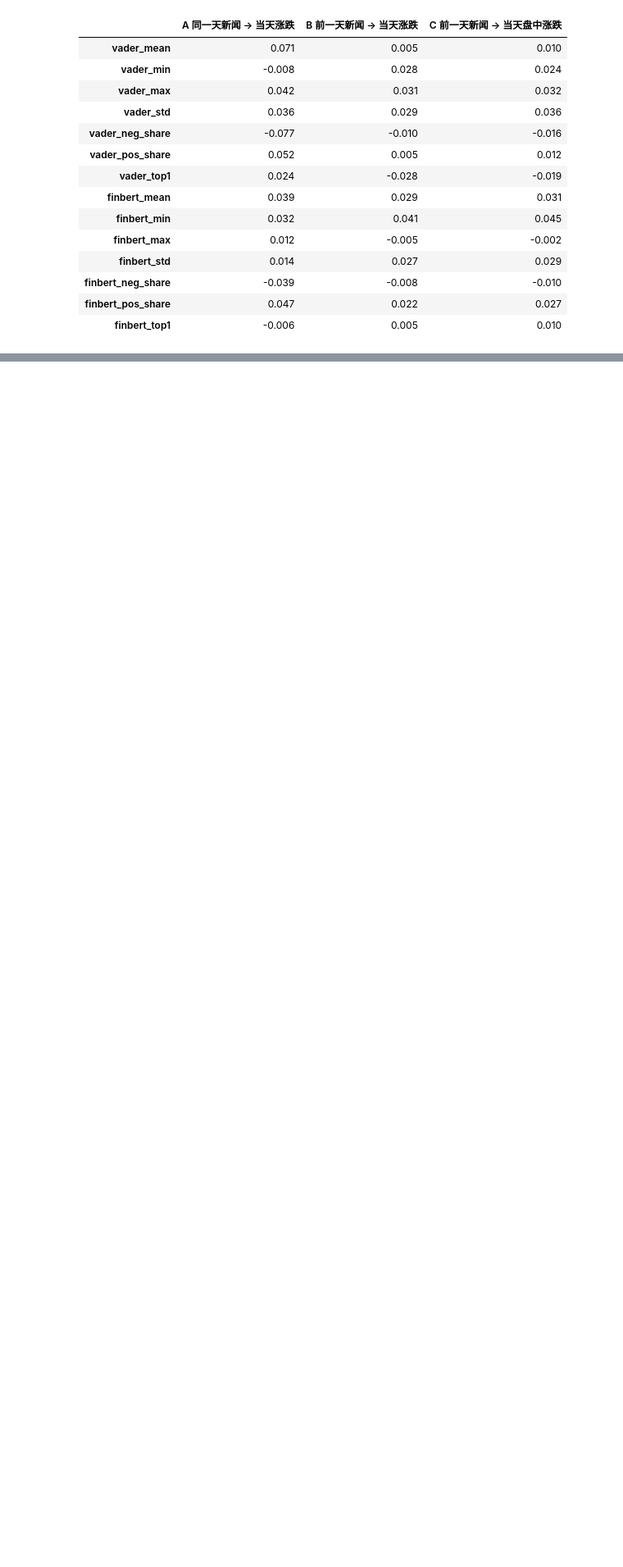
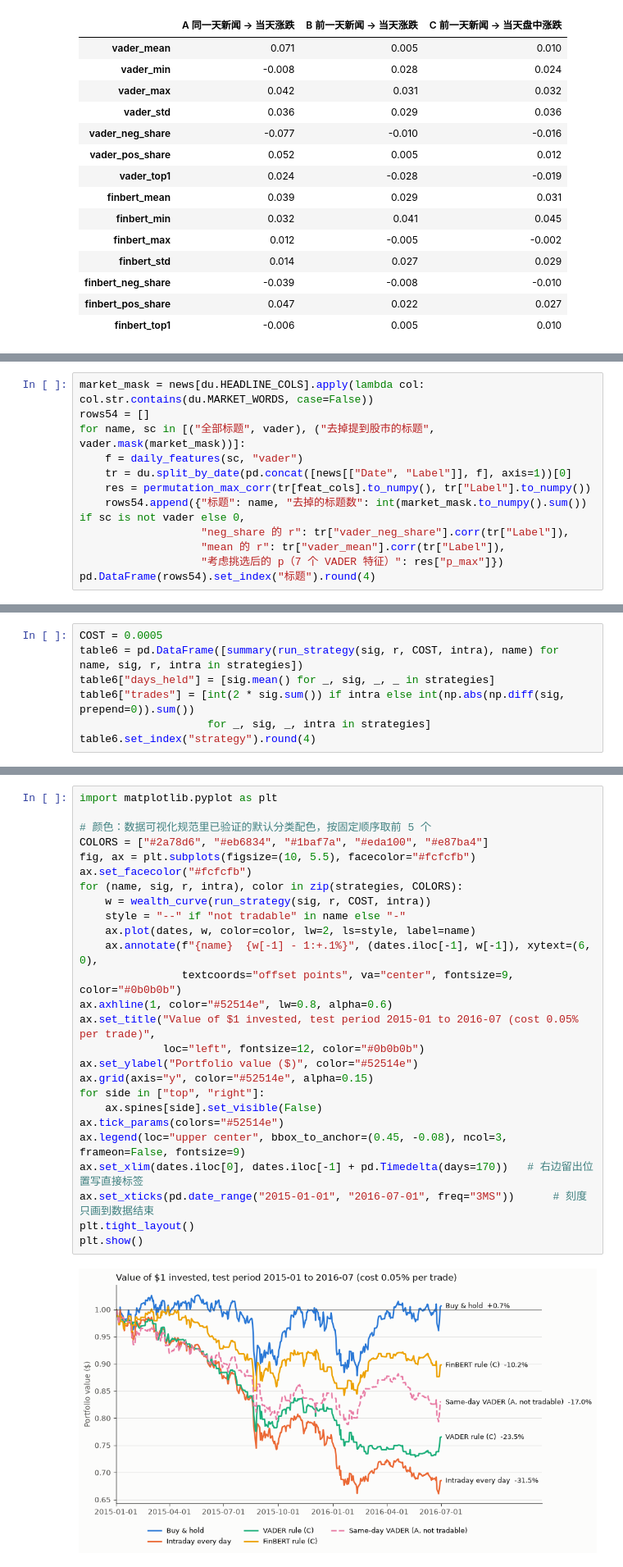
Before and after one commit to matheason/news-vs-dow, a Jupyter notebook: notebooks/main.ipynb, the cells around one changed output, grey strips where cells are left out. Shown at 82% size. Drawn from its saved outputs; the diff is of its cells as text; blank space fills up the shorter version.

```diff
--- a/notebooks/main.ipynb
+++ b/notebooks/main.ipynb
@@ -666,0 +866,12 @@ corr4.round(3)
+# %%
+market_mask = news[du.HEADLINE_COLS].apply(lambda col: col.str.contains(du.MARKET_WORDS, case=False))
+rows54 = []
+for name, sc in [("全部标题", vader), ("去掉提到股市的标题", vader.mask(market_mask))]:
+    f = daily_features(sc, "vader")
+    tr = du.split_by_date(pd.concat([news[["Date", "Label"]], f], axis=1))[0]
+    res = permutation_max_corr(tr[feat_cols].to_numpy(), tr["Label"].to_numpy())
+    rows54.append({"标题": name, "去掉的标题数": int(market_mask.to_numpy().sum()) if sc is not vader else 0,
+                   "neg_share 的 r": tr["vader_neg_share"].corr(tr["Label"]),
+                   "mean 的 r": tr["vader_mean"].corr(tr["Label"]),
+                   "考虑挑选后的 p（7 个 VADER 特征）": res["p_max"]})
+pd.DataFrame(rows54).set_index("标题").round(4)
@@ -666,0 +956,7 @@ corr4.round(3)
+# %%
+COST = 0.0005
+table6 = pd.DataFrame([summary(run_strategy(sig, r, COST, intra), name) for name, sig, r, intra in strategies])
+table6["days_held"] = [sig.mean() for _, sig, _, _ in strategies]
+table6["trades"] = [int(2 * sig.sum()) if intra else int(np.abs(np.diff(sig, prepend=0)).sum())
+                    for _, sig, _, intra in strategies]
+table6.set_index("strategy").round(4)
@@ -666,0 +971,28 @@ corr4.round(3)
+# %%
+import matplotlib.pyplot as plt
+
+# 颜色：数据可视化规范里已验证的默认分类配色，按固定顺序取前 5 个
+COLORS = ["#2a78d6", "#eb6834", "#1baf7a", "#eda100", "#e87ba4"]
+fig, ax = plt.subplots(figsize=(10, 5.5), facecolor="#fcfcfb")
+ax.set_facecolor("#fcfcfb")
+for (name, sig, r, intra), color in zip(strategies, COLORS):
+    w = wealth_curve(run_strategy(sig, r, COST, intra))
+    style = "--" if "not tradable" in name else "-"
+    ax.plot(dates, w, color=color, lw=2, ls=style, label=name)
+    ax.annotate(f"{name}  {w[-1] - 1:+.1%}", (dates.iloc[-1], w[-1]), xytext=(6, 0),
+                textcoords="offset points", va="center", fontsize=9, color="#0b0b0b")
+ax.axhline(1, color="#52514e", lw=0.8, alpha=0.6)
+ax.set_title("Value of $1 invested, test period 2015-01 to 2016-07 (cost 0.05% per trade)",
+             loc="left", fontsize=12, color="#0b0b0b")
+ax.set_ylabel("Portfolio value ($)", color="#52514e")
+ax.grid(axis="y", color="#52514e", alpha=0.15)
+for side in ["top", "right"]:
+    ax.spines[side].set_visible(False)
+ax.tick_params(colors="#52514e")
+ax.legend(loc="upper center", bbox_to_anchor=(0.45, -0.08), ncol=3, frameon=False, fontsize=9)
+ax.set_xlim(dates.iloc[0], dates.iloc[-1] + pd.Timedelta(days=170))   # 右边留出位置写直接标签
+ax.set_xticks(pd.date_range("2015-01-01", "2016-07-01", freq="3MS"))      # 刻度只画到数据结束
+plt.tight_layout()
+plt.show()
+# %% [output]
+[figure, added]
```
Also changed, not shown: parts of 31 cells of this notebook, 4 other files.
